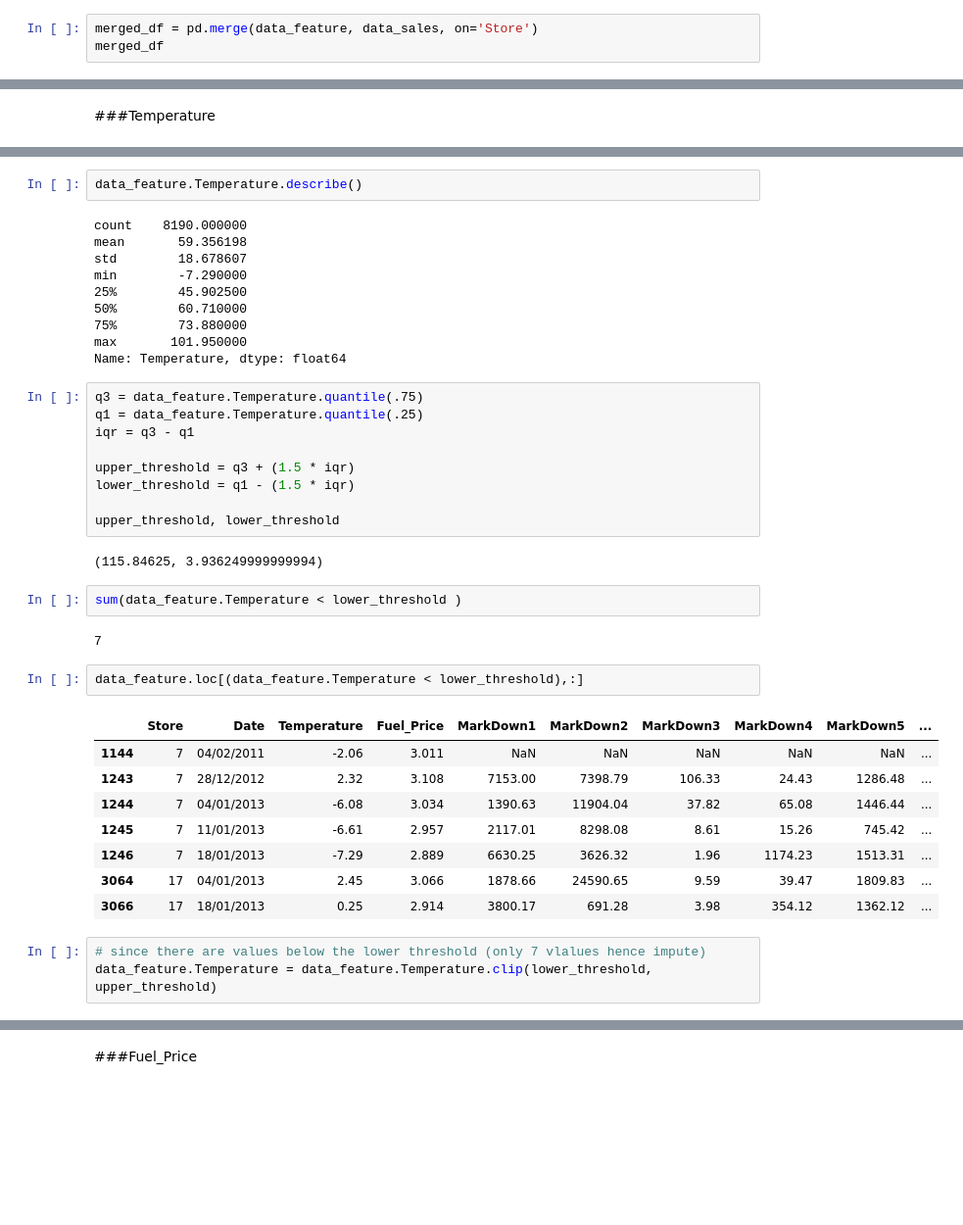
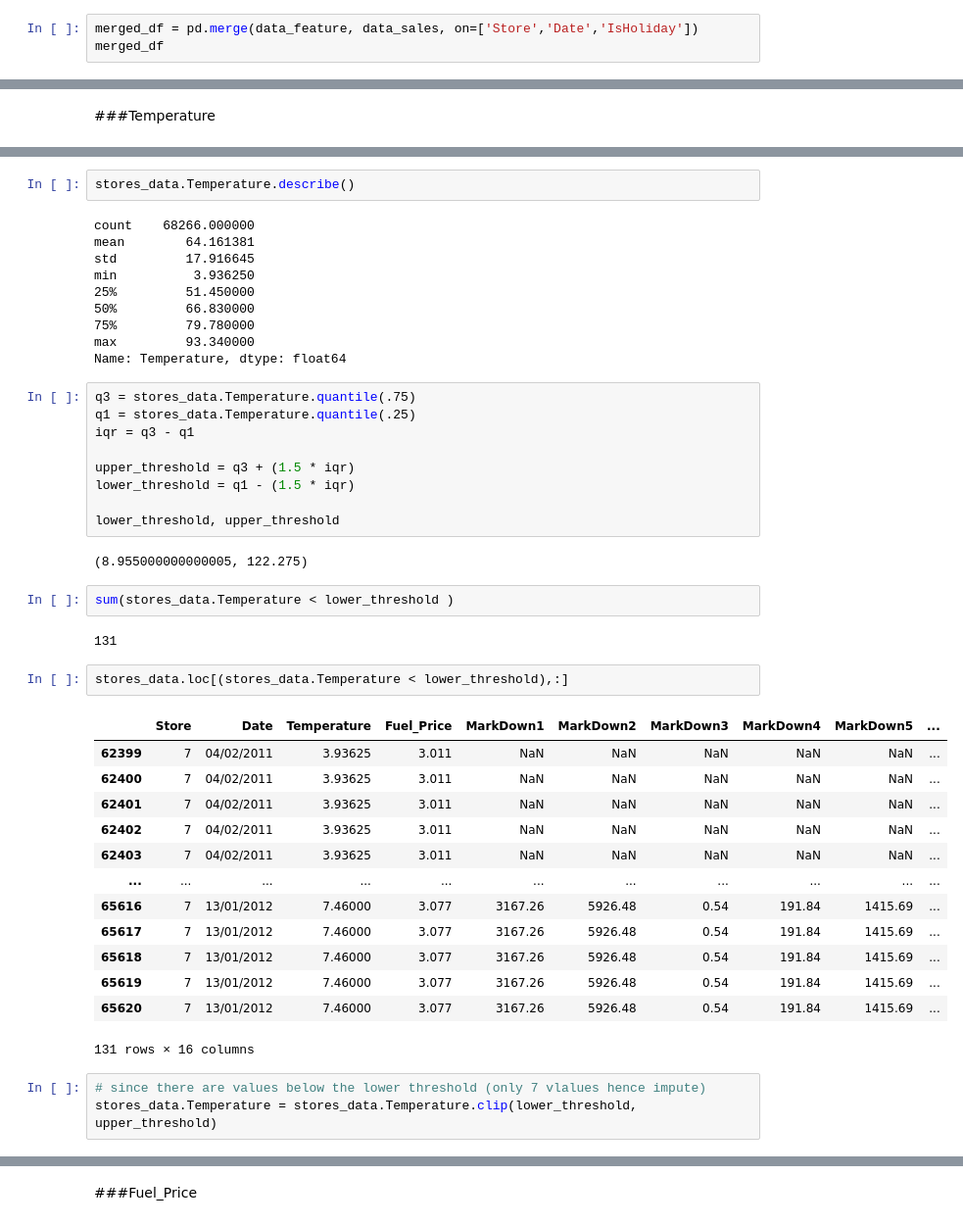
Before and after one commit to Swathi-Thandavarayan/STORE-DATA-PREDICTION, a Jupyter notebook: STORE_DATA_PREDICTION.ipynb, the cells around one changed output, grey strips where cells are left out. Shown at 98% size. Drawn from its saved outputs; the diff is of its cells as text; blank space fills up the shorter version.

```diff
--- a/STORE_DATA_PREDICTION.ipynb
+++ b/STORE_DATA_PREDICTION.ipynb
@@ -92,6 +92,6 @@ memory usage: 1.2+ KB
 # %% [markdown]
 #DATA MERGING
 # %%
-merged_df = pd.merge(data_feature, data_sales, on='Store')
+merged_df = pd.merge(data_feature, data_sales, on=['Store','Date','IsHoliday'])
 merged_df
 # %% [output]
@@ -266,44 +251,49 @@ data_feature.Temperature.isnull().sum()
 # %% [output]
 0
 # %%
-data_feature.Temperature.describe()
+stores_data.Temperature.describe()
 # %% [output]
-count    8190.000000
-mean       59.356198
-std        18.678607
-min        -7.290000
-25%        45.902500
-50%        60.710000
-75%        73.880000
-max       101.950000
+count    68266.000000
+mean        64.161381
+std         17.916645
+min          3.936250
+25%         51.450000
+50%         66.830000
+75%         79.780000
+max         93.340000
 Name: Temperature, dtype: float64
 # %%
-q3 = data_feature.Temperature.quantile(.75)
-q1 = data_feature.Temperature.quantile(.25)
+q3 = stores_data.Temperature.quantile(.75)
+q1 = stores_data.Temperature.quantile(.25)
 iqr = q3 - q1
 
 upper_threshold = q3 + (1.5 * iqr)
 lower_threshold = q1 - (1.5 * iqr)
 
-upper_threshold, lower_threshold
+lower_threshold, upper_threshold
 # %% [output]
-(115.84625, 3.936249999999994)
+(8.955000000000005, 122.275)
 # %%
-sum(data_feature.Temperature < lower_threshold )
+sum(stores_data.Temperature < lower_threshold )
 # %% [output]
-7
+131
 # %%
-data_feature.loc[(data_feature.Temperature < lower_threshold),:]
+stores_data.loc[(stores_data.Temperature < lower_threshold),:]
 # %% [output]
 |  | Store | Date | Temperature | Fuel_Price | MarkDown1 | MarkDown2 | MarkDown3 | MarkDown4 | MarkDown5 | ... |
-| 1144 | 7 | 04/02/2011 | -2.06 | 3.011 | NaN | NaN | NaN | NaN | NaN | ... |
-| 1243 | 7 | 28/12/2012 | 2.32 | 3.108 | 7153.00 | 7398.79 | 106.33 | 24.43 | 1286.48 | ... |
-| 1244 | 7 | 04/01/2013 | -6.08 | 3.034 | 1390.63 | 11904.04 | 37.82 | 65.08 | 1446.44 | ... |
-| 1245 | 7 | 11/01/2013 | -6.61 | 2.957 | 2117.01 | 8298.08 | 8.61 | 15.26 | 745.42 | ... |
-| 1246 | 7 | 18/01/2013 | -7.29 | 2.889 | 6630.25 | 3626.32 | 1.96 | 1174.23 | 1513.31 | ... |
-| 3064 | 17 | 04/01/2013 | 2.45 | 3.066 | 1878.66 | 24590.65 | 9.59 | 39.47 | 1809.83 | ... |
-| 3066 | 17 | 18/01/2013 | 0.25 | 2.914 | 3800.17 | 691.28 | 3.98 | 354.12 | 1362.12 | ... |
+| 62399 | 7 | 04/02/2011 | 3.93625 | 3.011 | NaN | NaN | NaN | NaN | NaN | ... |
+| 62400 | 7 | 04/02/2011 | 3.93625 | 3.011 | NaN | NaN | NaN | NaN | NaN | ... |
+| 62401 | 7 | 04/02/2011 | 3.93625 | 3.011 | NaN | NaN | NaN | NaN | NaN | ... |
+| 62402 | 7 | 04/02/2011 | 3.93625 | 3.011 | NaN | NaN | NaN | NaN | NaN | ... |
+| 62403 | 7 | 04/02/2011 | 3.93625 | 3.011 | NaN | NaN | NaN | NaN | NaN | ... |
+| ... | ... | ... | ... | ... | ... | ... | ... | ... | ... | ... |
+| 65616 | 7 | 13/01/2012 | 7.46000 | 3.077 | 3167.26 | 5926.48 | 0.54 | 191.84 | 1415.69 | ... |
+| 65617 | 7 | 13/01/2012 | 7.46000 | 3.077 | 3167.26 | 5926.48 | 0.54 | 191.84 | 1415.69 | ... |
+| 65618 | 7 | 13/01/2012 | 7.46000 | 3.077 | 3167.26 | 5926.48 | 0.54 | 191.84 | 1415.69 | ... |
+| 65619 | 7 | 13/01/2012 | 7.46000 | 3.077 | 3167.26 | 5926.48 | 0.54 | 191.84 | 1415.69 | ... |
+| 65620 | 7 | 13/01/2012 | 7.46000 | 3.077 | 3167.26 | 5926.48 | 0.54 | 191.84 | 1415.69 | ... |
+131 rows × 16 columns
 # %%
 # since there are values below the lower threshold (only 7 vlalues hence impute)
-data_feature.Temperature = data_feature.Temperature.clip(lower_threshold, upper_threshold)
+stores_data.Temperature = stores_data.Temperature.clip(lower_threshold, upper_threshold)
 # %%
```
Also changed, not shown: parts of 22 cells of this notebook.
